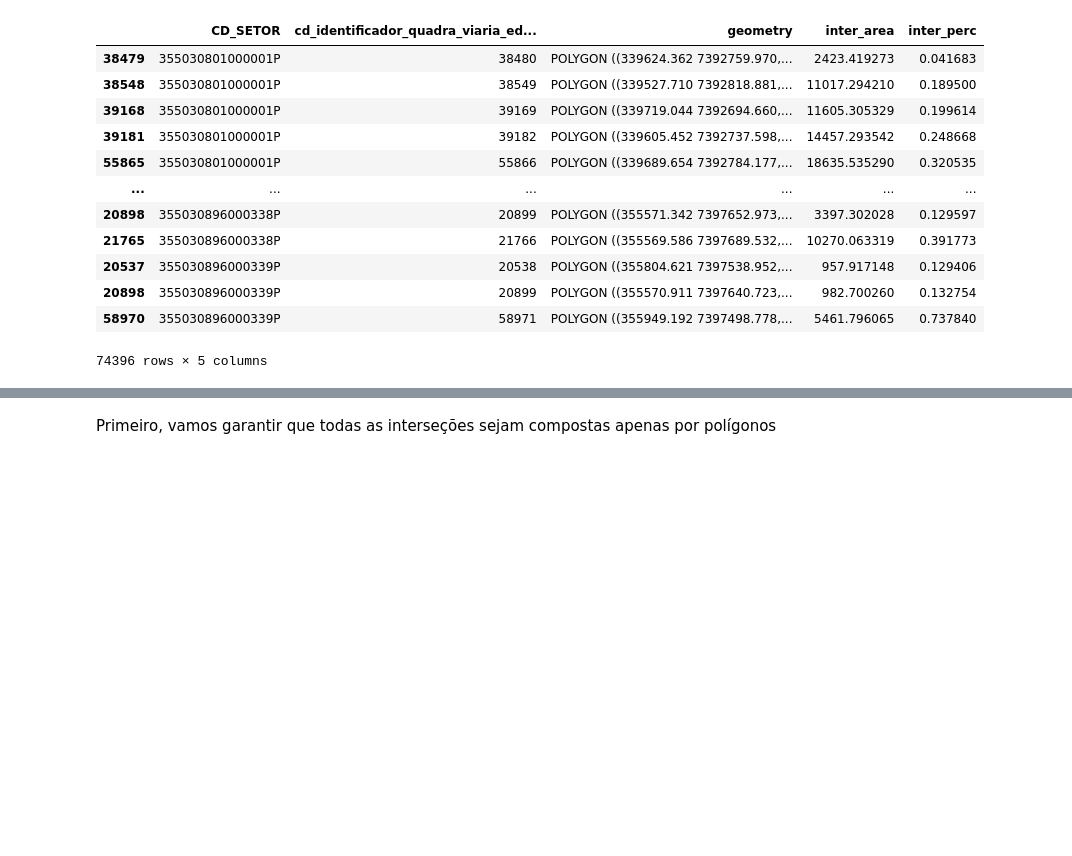
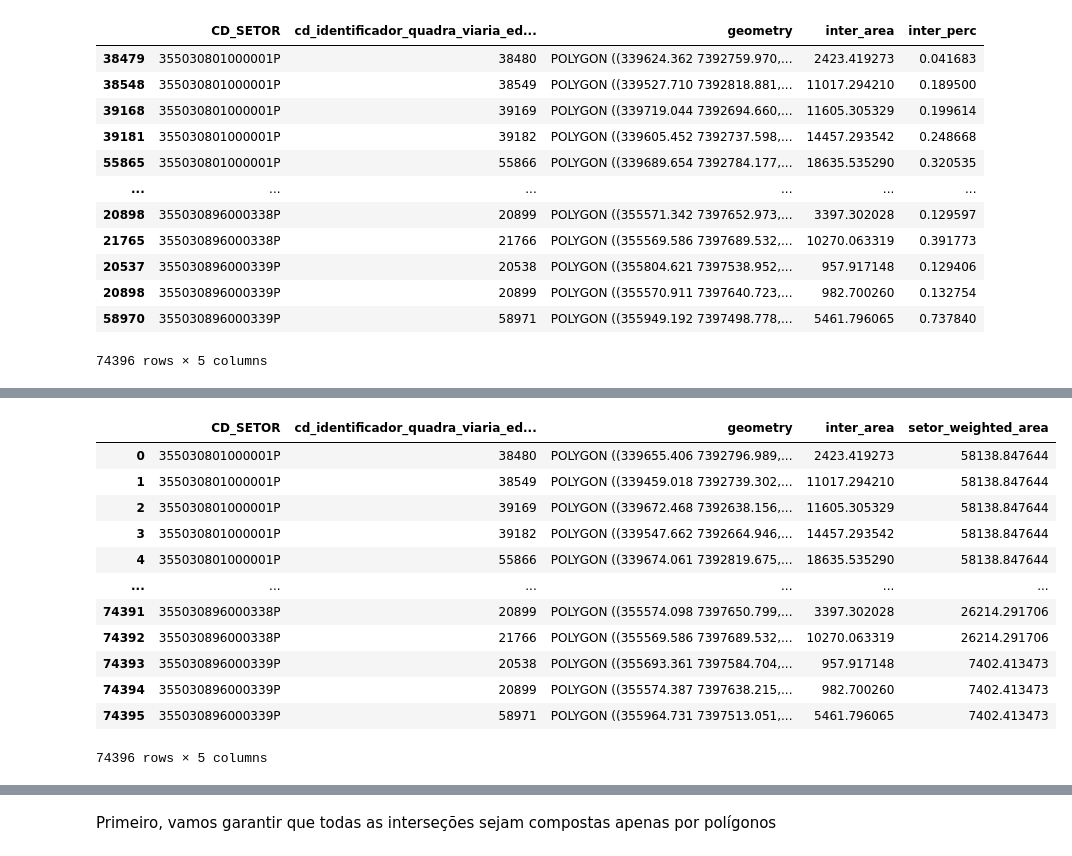
Before and after one commit to sepep-pmsp/compatibilizacao-setores-censitarios, a Jupyter notebook: 11 Quadras viárias como base geométrica.ipynb, the cells around one changed output, grey strips where cells are left out. Saved outputs shown, nothing was run; the diff lists cells and outputs as text; code cells hidden in the pictures; blank space fills up the shorter version.

```diff
--- a/11 Quadras viárias como base geométrica.ipynb
+++ b/11 Quadras viárias como base geométrica.ipynb
@@ -305,0 +409,24 @@ sim_22
+# %%
+sim_22_overlay = sim_22_overlay.merge(
+    sim_22_overlay
+    [['CD_SETOR', 'inter_area']]
+    .groupby('CD_SETOR')
+    .sum()
+    .reset_index()
+    .rename(columns={'inter_area': 'setor_weighted_area'})
+)
+sim_22_overlay
+# %% [output]
+|  | CD_SETOR | cd_identificador_quadra_viaria_ed... | geometry | inter_area | setor_weighted_area |
+| 0 | 355030801000001P | 38480 | POLYGON ((339655.406 7392796.989,... | 2423.419273 | 58138.847644 |
+| 1 | 355030801000001P | 38549 | POLYGON ((339459.018 7392739.302,... | 11017.294210 | 58138.847644 |
+| 2 | 355030801000001P | 39169 | POLYGON ((339672.468 7392638.156,... | 11605.305329 | 58138.847644 |
+| 3 | 355030801000001P | 39182 | POLYGON ((339547.662 7392664.946,... | 14457.293542 | 58138.847644 |
+| 4 | 355030801000001P | 55866 | POLYGON ((339674.061 7392819.675,... | 18635.535290 | 58138.847644 |
+| ... | ... | ... | ... | ... | ... |
+| 74391 | 355030896000338P | 20899 | POLYGON ((355574.098 7397650.799,... | 3397.302028 | 26214.291706 |
+| 74392 | 355030896000338P | 21766 | POLYGON ((355569.586 7397689.532,... | 10270.063319 | 26214.291706 |
+| 74393 | 355030896000339P | 20538 | POLYGON ((355693.361 7397584.704,... | 957.917148 | 7402.413473 |
+| 74394 | 355030896000339P | 20899 | POLYGON ((355574.387 7397638.215,... | 982.700260 | 7402.413473 |
+| 74395 | 355030896000339P | 58971 | POLYGON ((355964.731 7397513.051,... | 5461.796065 | 7402.413473 |
+74396 rows × 5 columns
```
Also changed, not shown: parts of 23 cells of this notebook.
